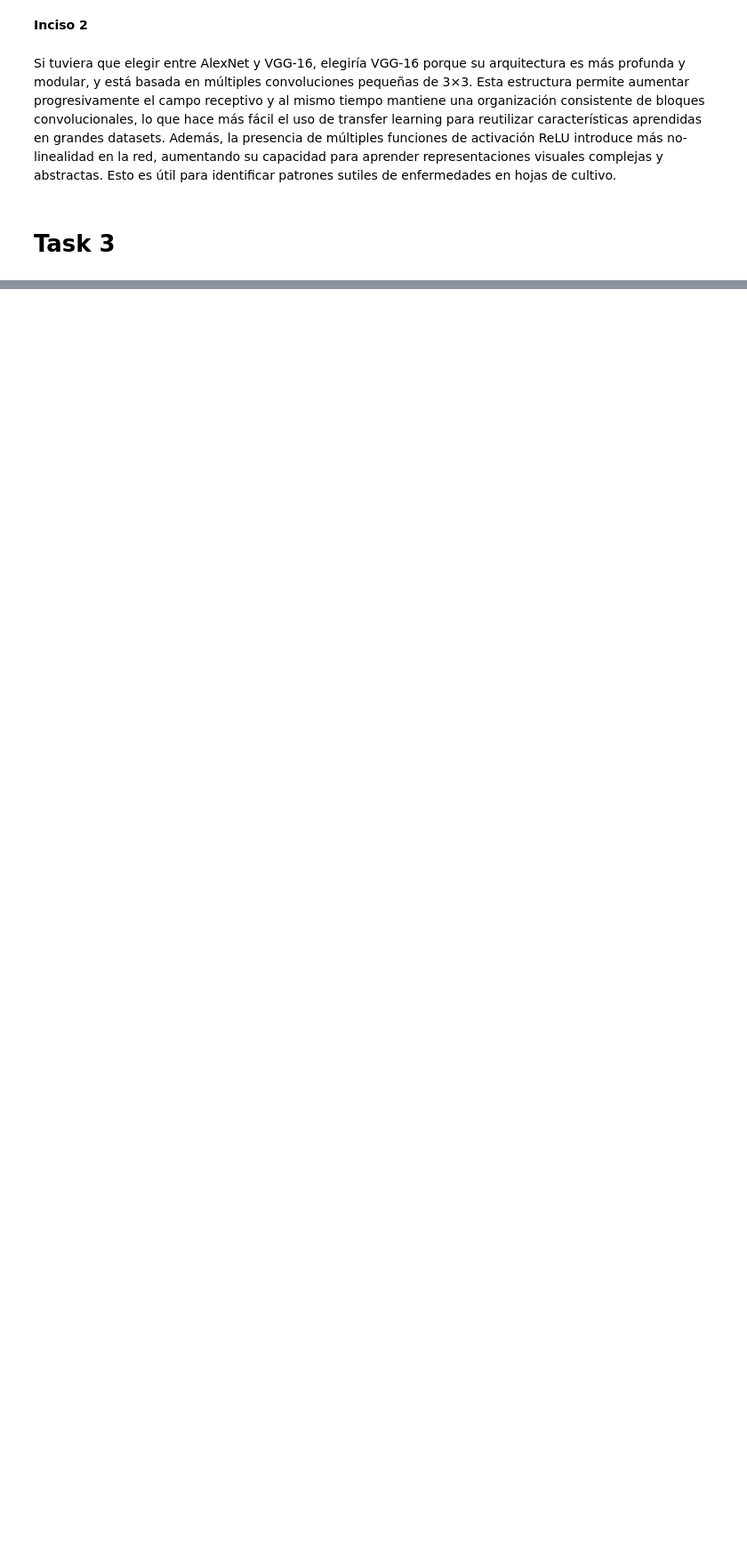
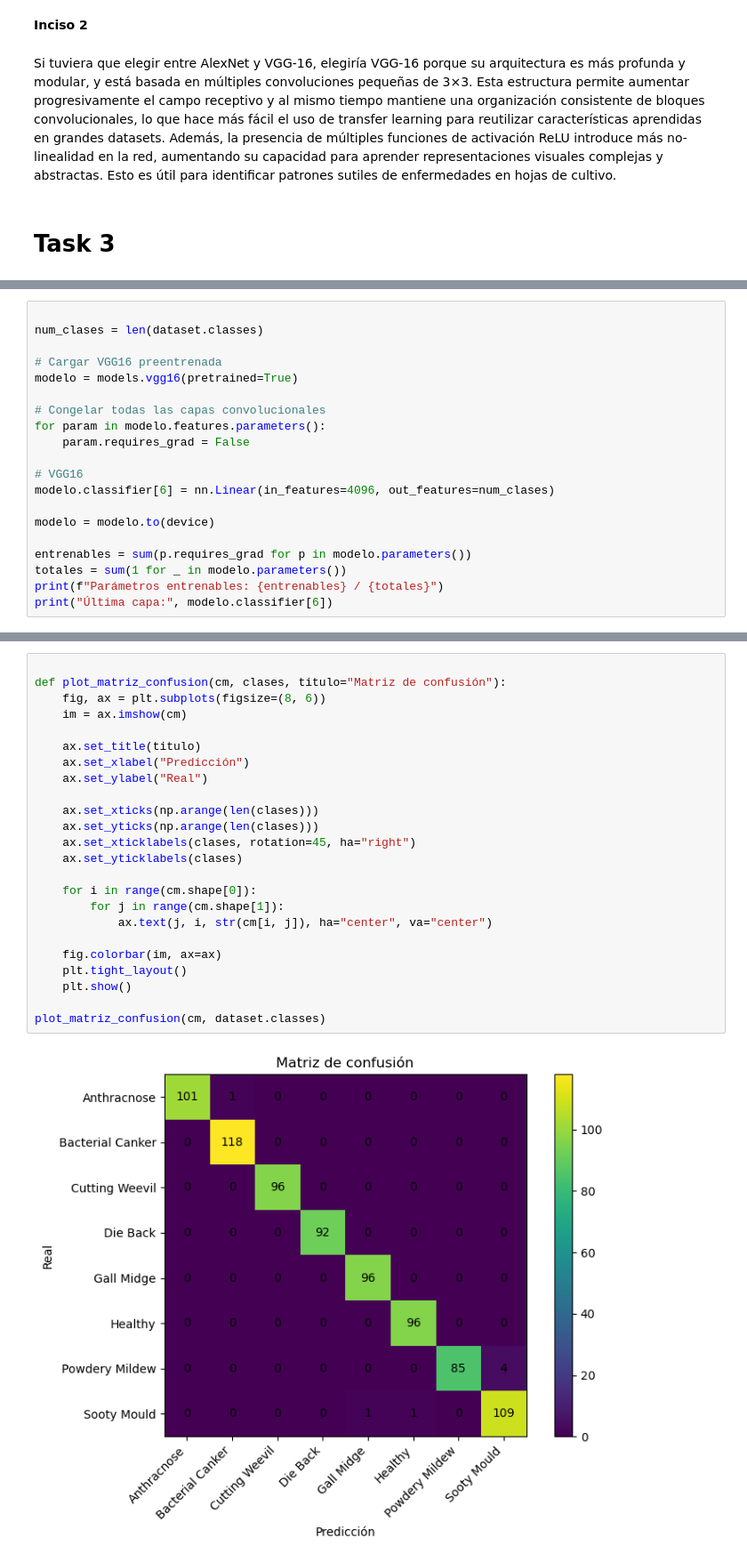
Before and after one commit to ignaciomendeza/VPC-CORTO1, a Jupyter notebook: Corto.ipynb, the cells around one changed output, grey strips where cells are left out. Shown at 89% size. Cells and saved outputs as stored; diff of their text form; blank space fills up the shorter version.

```diff
--- a/Corto.ipynb
+++ b/Corto.ipynb
@@ -305,0 +382,20 @@ print("Path to dataset files:", path)
+# %%
+
+num_clases = len(dataset.classes)
+
+# Cargar VGG16 preentrenada
+modelo = models.vgg16(pretrained=True)
+
+# Congelar todas las capas convolucionales
+for param in modelo.features.parameters():
+    param.requires_grad = False
+
+# VGG16
+modelo.classifier[6] = nn.Linear(in_features=4096, out_features=num_clases)
+
+modelo = modelo.to(device)
+
+entrenables = sum(p.requires_grad for p in modelo.parameters())
+totales = sum(1 for _ in modelo.parameters())
+print(f"Parámetros entrenables: {entrenables} / {totales}")
+print("Última capa:", modelo.classifier[6])
@@ -305,0 +537,26 @@ print("Path to dataset files:", path)
+# %%
+
+def plot_matriz_confusion(cm, clases, titulo="Matriz de confusión"):
+    fig, ax = plt.subplots(figsize=(8, 6))
+    im = ax.imshow(cm)
+
+    ax.set_title(titulo)
+    ax.set_xlabel("Predicción")
+    ax.set_ylabel("Real")
+
+    ax.set_xticks(np.arange(len(clases)))
+    ax.set_yticks(np.arange(len(clases)))
+    ax.set_xticklabels(clases, rotation=45, ha="right")
+    ax.set_yticklabels(clases)
+
+    for i in range(cm.shape[0]):
+        for j in range(cm.shape[1]):
+            ax.text(j, i, str(cm[i, j]), ha="center", va="center")
+
+    fig.colorbar(im, ax=ax)
+    plt.tight_layout()
+    plt.show()
+
+plot_matriz_confusion(cm, dataset.classes)
+# %% [output]
+[figure, added]
```
Also changed, not shown: parts of 9 cells of this notebook.
